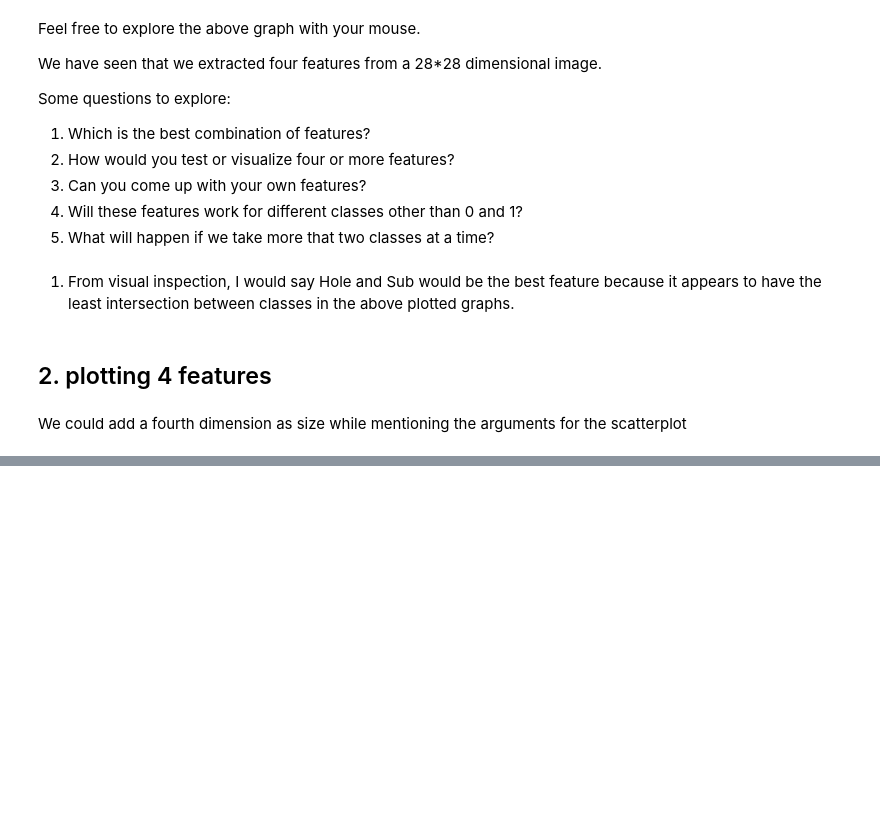
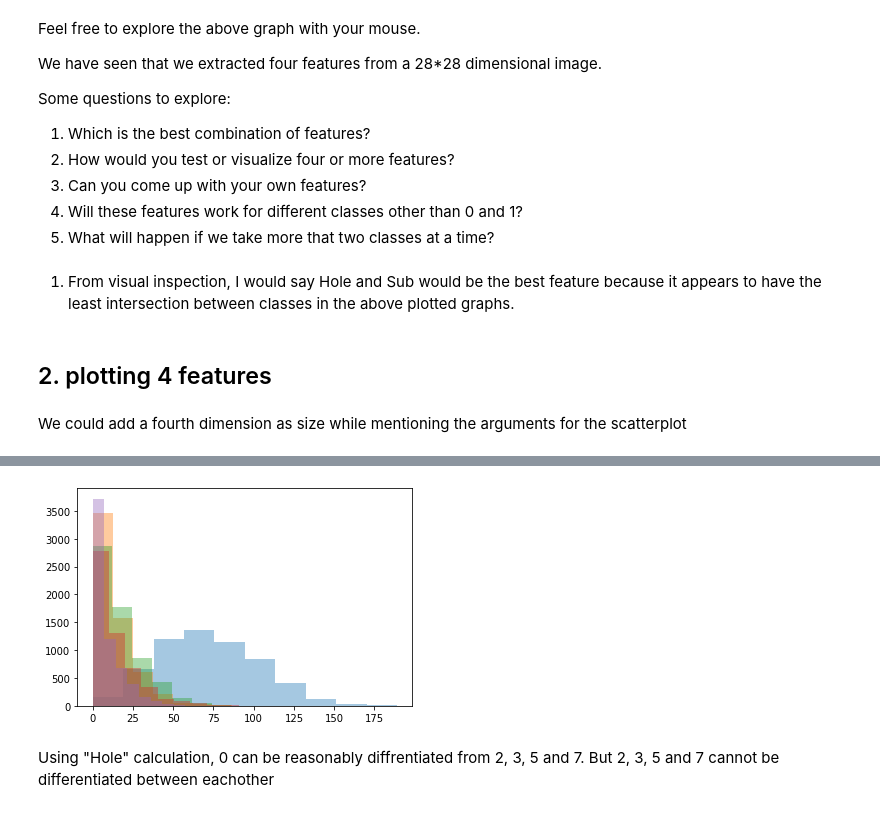
Before and after one commit to iamindhu/fmml2021, a Jupyter notebook: Lab/Lab1_Features.ipynb, the cells around one changed output, grey strips where cells are left out. Cells and saved outputs as stored; diff of their text form; code cells hidden in the pictures; blank space fills up the shorter version.

```diff
--- a/Lab/Lab1_Features.ipynb
+++ b/Lab/Lab1_Features.ipynb
@@ -737,0 +771,26 @@ plt.hist(hole8, alpha=0.7);
+# %%
+hole0 = np.array([getHolePixels(i).sum() for i in no0])
+hole1 = np.array([getHolePixels(i).sum() for i in no1])
+hole2 = np.array([getHolePixels(i).sum() for i in no2])
+hole3 = np.array([getHolePixels(i).sum() for i in no3])
+hole4 = np.array([getHolePixels(i).sum() for i in no4])
+hole5 = np.array([getHolePixels(i).sum() for i in no5])
+hole6 = np.array([getHolePixels(i).sum() for i in no6])
+hole7 = np.array([getHolePixels(i).sum() for i in no7])
+hole8 = np.array([getHolePixels(i).sum() for i in no8])
+hole9 = np.array([getHolePixels(i).sum() for i in no9])
+# %%
+plt.hist(hole0, alpha=0.4);
+# plt.hist(hole1, alpha=0.4);
+plt.hist(hole2, alpha=0.4);
+plt.hist(hole3, alpha=0.4);
+# plt.hist(hole4, alpha=0.4);
+plt.hist(hole5, alpha=0.4);
+# plt.hist(hole6, alpha=0.4);
+plt.hist(hole7, alpha=0.4);
+# plt.hist(hole8, alpha=0.4);
+# plt.hist(hole9, alpha=0.4);
+# %% [output]
+[figure, added]
+# %% [markdown]
+Using "Hole" calculation, 0 can be reasonably diffrentiated from 2, 3, 5 and 7. But 2, 3, 5 and 7 cannot be differentiated between eachother
```
Also changed, not shown: parts of 23 cells of this notebook.
